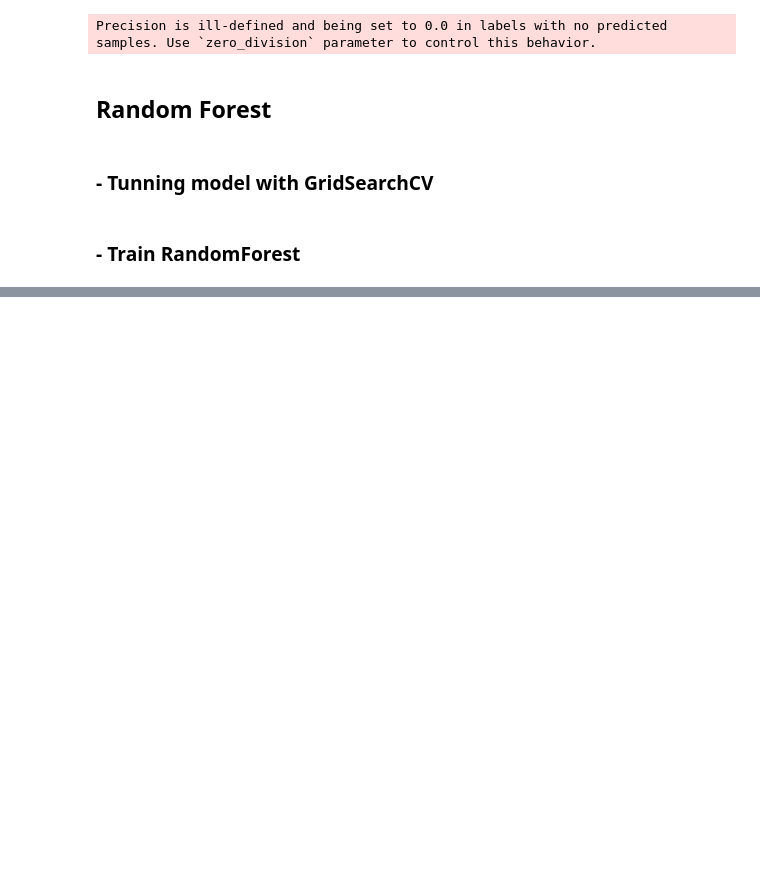
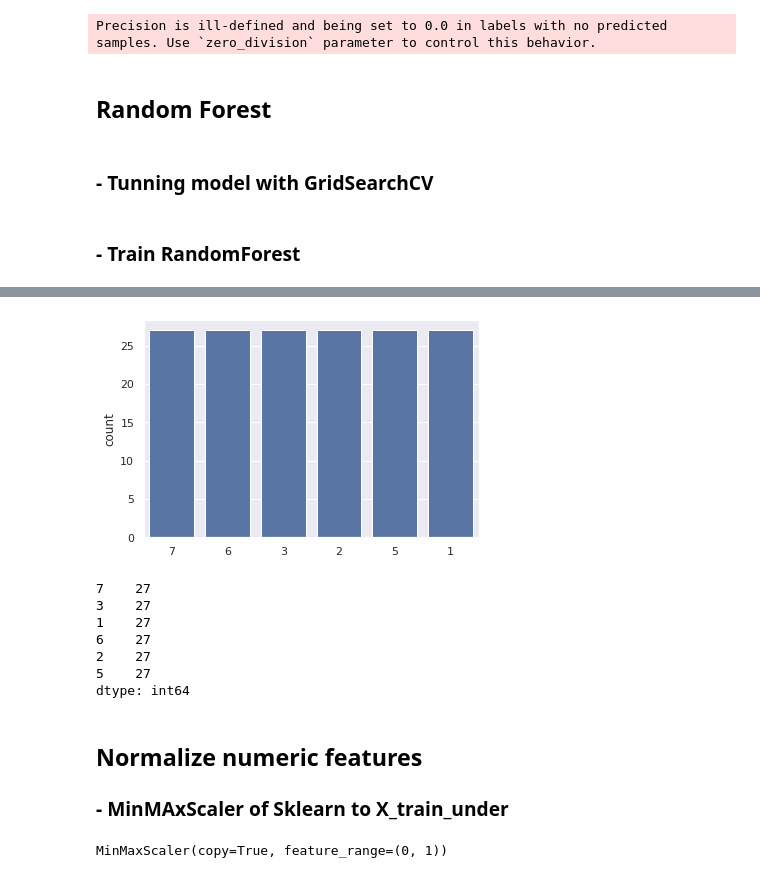
Before and after one commit to hecescam/IA3, a Jupyter notebook: Hunger_games.ipynb, the cells around one changed output, grey strips where cells are left out. Drawn from its saved outputs; the diff is of its cells as text; code cells hidden in the pictures; blank space fills up the shorter version.

```diff
--- a/Hunger_games.ipynb
+++ b/Hunger_games.ipynb
@@ -665,0 +721,4 @@ Balanced Accuracy Score:  0.9212962962962963
+# %%
+from imblearn.over_sampling import SMOTE
+oversample = SMOTE()
+X_train_under_balan, y_train_under_balan = oversample.fit_resample(X_train_under, np.ravel(y_train_under))
@@ -665,0 +739,22 @@ Balanced Accuracy Score:  0.9212962962962963
+# %%
+sns.set_theme(style="darkgrid")
+sns.countplot(x=y_train_under_balan,color='b')
+plt.show()
+print(pd.value_counts(y_train_under_balan, sort = True))
+# %% [output]
+[figure, added]
+7    27
+3    27
+1    27
+6    27
+2    27
+5    27
+dtype: int64
+# %% [markdown]
+## Normalize numeric features
+### - MinMAxScaler of Sklearn to X_train_under
+# %%
+scaler = MinMaxScaler(feature_range = (0,1))
+scaler.fit(X_train_under_balan)
+# %% [output]
+MinMaxScaler(copy=True, feature_range=(0, 1))
```
Also changed, not shown: parts of 27 cells of this notebook.
